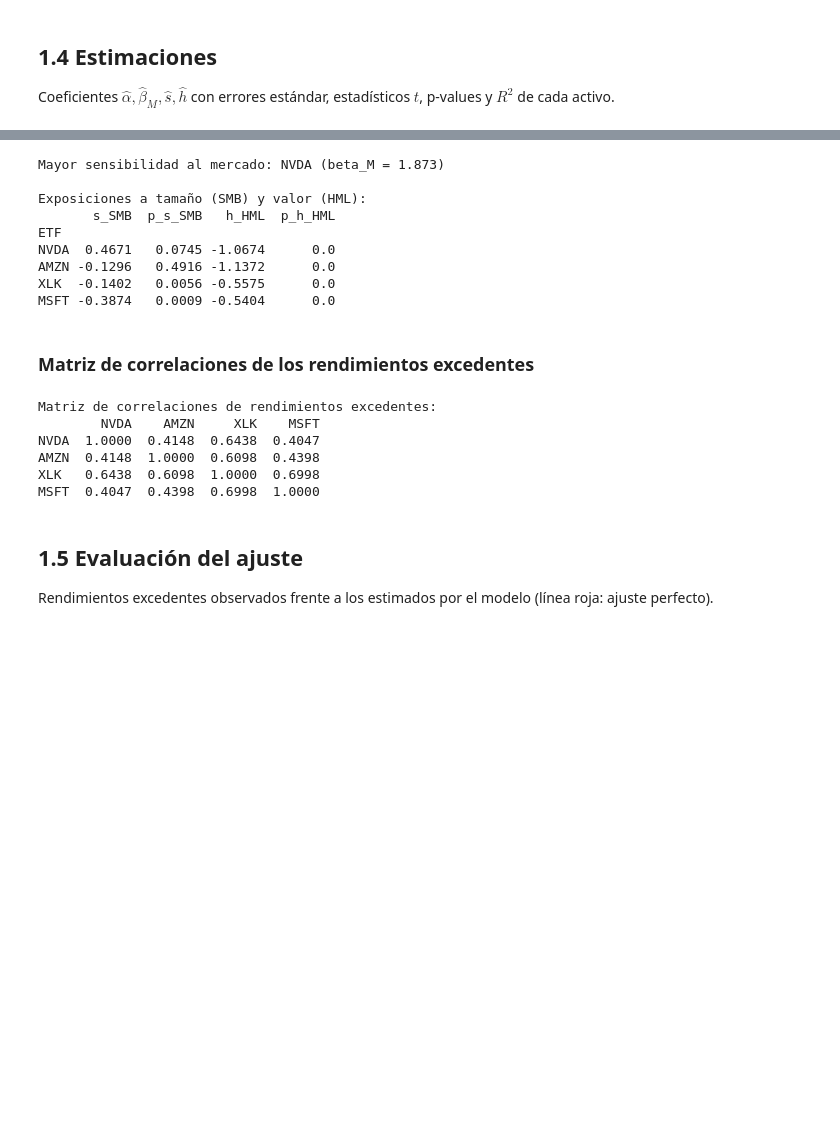
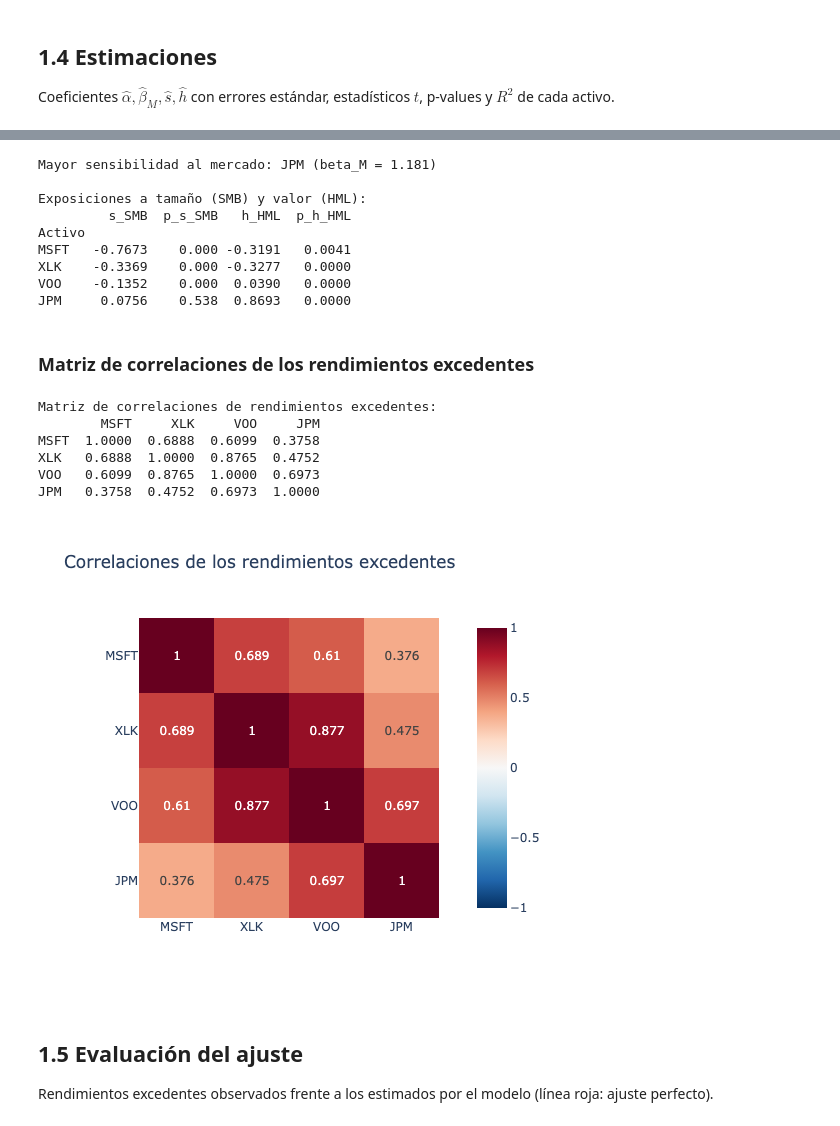
Before and after one commit to roquemorales22u/Factor-Analisys-in-Finance, a Jupyter notebook: analisis_factores_finanzas.ipynb, the cells around one changed output, grey strips where cells are left out. Drawn from its saved outputs; the diff is of its cells as text; code cells hidden in the pictures; blank space fills up the shorter version.

```diff
--- a/analisis_factores_finanzas.ipynb
+++ b/analisis_factores_finanzas.ipynb
@@ -11,18 +20,30 @@ Rendimientos mensuales a partir de los precios de cierre ajustados de Yahoo Fina
 import yfinance as yf
 import pandas as pd
 import numpy as np
-import requests
-import zipfile
-import io
 import math
+import os
 import plotly.express as px
 import plotly.graph_objects as go
+import plotly.io as pio
 from plotly.subplots import make_subplots
 
+# Cada figura se guarda interactiva y como imagen estática (visible en GitHub)
+pio.renderers.default = "plotly_mimetype+png"
+
 USE_FAMAFRENCH_3 = True
-tickers = ["NVDA", "AMZN", "XLK", "MSFT"]
+tickers = ["MSFT", "XLK", "VOO", "JPM"]
 fecha_inicio = "2000-01-01"
 fecha_fin = "2026-10-01"
+
+# Tablas (.tex, .csv) y figuras (.png) para el reporte
+CARPETA_RESULTADOS = "resultados"
+os.makedirs(CARPETA_RESULTADOS, exist_ok=True)
+
+
+def guardar_figura(fig, nombre, ancho=1000):
+    """Guarda la figura como PNG en la carpeta de resultados y la muestra."""
+    fig.write_image(os.path.join(CARPETA_RESULTADOS, f"{nombre}.png"), width=ancho, scale=2)
+    fig.show()
 # %%
 datos_diarios = yf.download(tickers, start=fecha_inicio, end=fecha_fin,
                             auto_adjust=True, progress=False)
@@ -291,16 +306,18 @@ for t in tickers:
 filas_tabla = []
 for t in tickers:
     r = resultados[t]
-    fila = {"ETF": t, "R2": round(r["R2"], 4), "n": r["n"]}
+    fila = {"Activo": t, "R2": r["R2"], "n": r["n"]}
     for j, nombre in enumerate(nombres_coef):
-        fila[nombre]             = round(float(r["theta"][j, 0]), 4)
-        fila[f"SE_{nombre}"]     = round(float(r["se"][j, 0]), 4)
-        fila[f"t_{nombre}"]      = round(float(r["t"][j, 0]), 3)
-        fila[f"p_{nombre}"]      = round(float(r["p"][j, 0]), 4)
+        fila[nombre]         = float(r["theta"][j, 0])
+        fila[f"SE_{nombre}"] = float(r["se"][j, 0])
+        fila[f"t_{nombre}"]  = float(r["t"][j, 0])
+        fila[f"p_{nombre}"]  = float(r["p"][j, 0])
     filas_tabla.append(fila)
 
-tabla = pd.DataFrame(filas_tabla).set_index("ETF")
+# Los valores se guardan sin redondear; solo se redondean al mostrarlos
+# (R² con 3 decimales en todas las salidas: gráficas, tabla y LaTeX)
+tabla = pd.DataFrame(filas_tabla).set_index("Activo")
 pd.set_option("display.width", 220)
 pd.set_option("display.max_columns", 60)
-print(tabla)
+print(tabla.round(4).assign(R2=tabla["R2"].round(3)))
 # %% [output]
@@ -317,38 +334,39 @@ print("Mayor sensibilidad al mercado:", tabla["beta_M"].idxmax(),
       f"(beta_M = {tabla['beta_M'].max():.3f})")
 print()
 print("Exposiciones a tamaño (SMB) y valor (HML):")
-print(tabla[["s_SMB", "p_s_SMB", "h_HML", "p_h_HML"]])
+print(tabla[["s_SMB", "p_s_SMB", "h_HML", "p_h_HML"]].round(4))
 # %% [output]
-Mayor sensibilidad al mercado: NVDA (beta_M = 1.873)
+Mayor sensibilidad al mercado: JPM (beta_M = 1.181)
 
 Exposiciones a tamaño (SMB) y valor (HML):
-       s_SMB  p_s_SMB   h_HML  p_h_HML
-ETF
-NVDA  0.4671   0.0745 -1.0674      0.0
-AMZN -0.1296   0.4916 -1.1372      0.0
-XLK  -0.1402   0.0056 -0.5575      0.0
-MSFT -0.3874   0.0009 -0.5404      0.0
+         s_SMB  p_s_SMB   h_HML  p_h_HML
+Activo
+MSFT   -0.7673    0.000 -0.3191   0.0041
+XLK    -0.3369    0.000 -0.3277   0.0000
+VOO    -0.1352    0.000  0.0390   0.0000
+JPM     0.0756    0.538  0.8693   0.0000
 # %% [markdown]
 ### Matriz de correlaciones de los rendimientos excedentes
 # %%
 excesos = datos[[f"{t}_exceso" for t in tickers]].copy()
 excesos.columns = tickers
 matriz_corr = excesos.corr()
 print("Matriz de correlaciones de rendimientos excedentes:")
 print(matriz_corr.round(4))
 
 fig = px.imshow(matriz_corr.round(3), text_auto=True, zmin=-1, zmax=1,
                 color_continuous_scale="RdBu_r",
                 title="Correlaciones de los rendimientos excedentes")
 fig.update_layout(width=520, height=480)
-fig.show()
+guardar_figura(fig, "correlaciones", ancho=520)
 # %% [output]
 Matriz de correlaciones de rendimientos excedentes:
-        NVDA    AMZN     XLK    MSFT
-NVDA  1.0000  0.4148  0.6438  0.4047
-AMZN  0.4148  1.0000  0.6098  0.4398
-XLK   0.6438  0.6098  1.0000  0.6998
-MSFT  0.4047  0.4398  0.6998  1.0000
+        MSFT     XLK     VOO     JPM
+MSFT  1.0000  0.6888  0.6099  0.3758
+XLK   0.6888  1.0000  0.8765  0.4752
+VOO   0.6099  0.8765  1.0000  0.6973
+JPM   0.3758  0.4752  0.6973  1.0000
+[figure, added]
 # %% [markdown]
 ## 1.5 Evaluación del ajuste
 Rendimientos excedentes observados frente a los estimados por el modelo (línea roja: ajuste perfecto).
```
Also changed, not shown: parts of 13 cells of this notebook, 9 other files.
